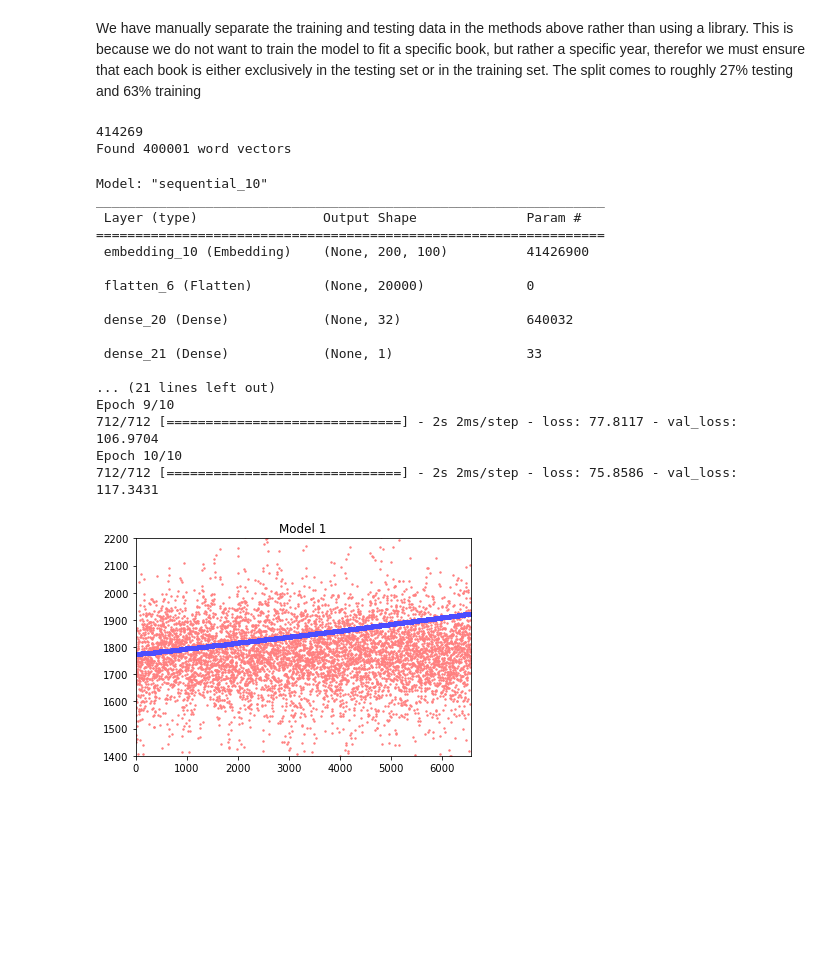
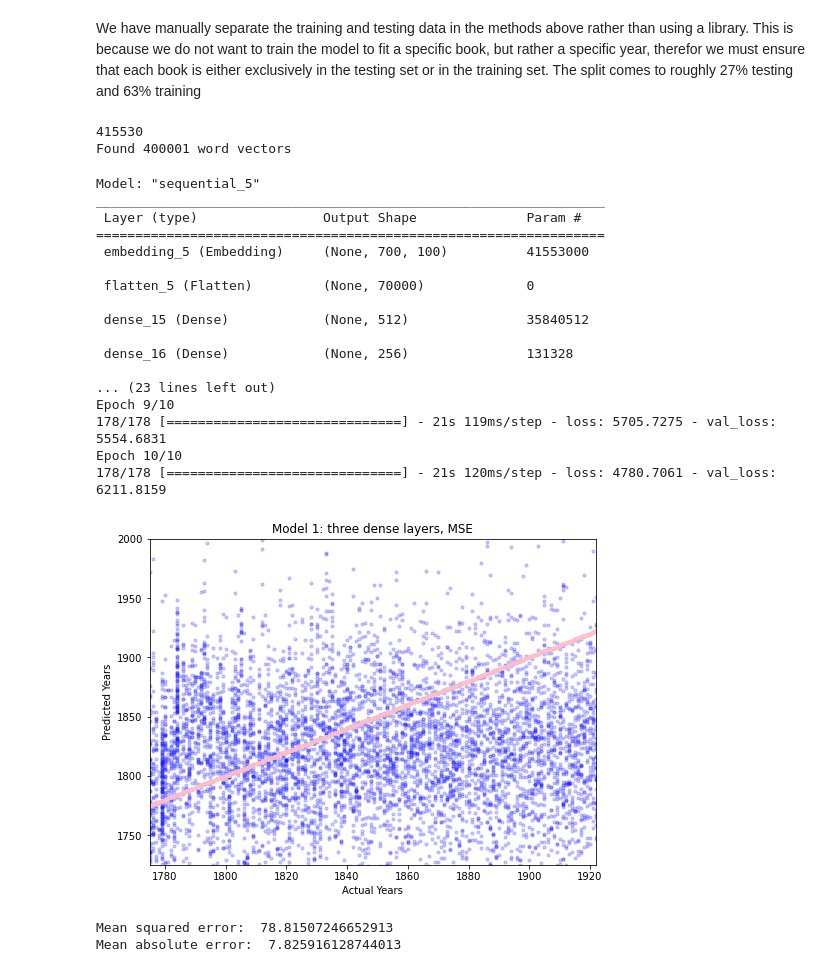
Before and after one commit to ronitronitronit/final, a Jupyter notebook: booksproject.ipynb, the cells around one changed output. Drawn from its saved outputs; the diff is of its cells as text; code cells hidden in the pictures; blank space fills up the shorter version.

```diff
--- a/booksproject.ipynb
+++ b/booksproject.ipynb
@@ -488,7 +488,7 @@ from keras.preprocessing.text import Tokenizer
 from keras.preprocessing.sequence import pad_sequences
 from sklearn import preprocessing
 
-MAX_WORDS = 50000
+MAX_WORDS = 10000
 
 x_test = dfTest['passage']
 y_test = dfTest['year']
@@ -504,7 +504,7 @@ x_test = tokenizer.texts_to_sequences(x_test)
 # %%
 import numpy as np
 
-MAX_LENGTH = 200
+MAX_LENGTH = 700
 
 vocab_size = len(tokenizer.word_index)
 print(vocab_size)
@@ -523,7 +523,7 @@ for line in glove_file:
 glove_file.close()
 print(f'Found {len(embeddings_dictionary)} word vectors')
 # %% [output]
-414269
+415530
 Found 400001 word vectors
 # %%
 EMBEDDING_DIMENSION = 100
@@ -536,7 +536,6 @@ for word, index in tokenizer.word_index.items():
 """
 Try as regression
 """
-
 from keras.models import Sequential
 from keras.layers import Embedding, Flatten, Dense
 from tensorflow.keras.optimizers import Adam
@@ -544,63 +543,71 @@ from tensorflow.keras.optimizers import Adam
 model = Sequential()
 model.add(Embedding(vocab_size, EMBEDDING_DIMENSION, input_length=MAX_LENGTH))
 model.add(Flatten())
-model.add(Dense(32, activation='relu'))
+model.add(Dense(512, activation='relu'))
+model.add(Dense(256, activation='relu'))
 model.add(Dense(1))
 model.layers[0].set_weights([embedding_matrix])
 model.layers[0].trainable = False
 model.summary()
 
-model.compile(optimizer=Adam(learning_rate=0.1), loss='mean_absolute_error')
+model.compile(optimizer=Adam(learning_rate=0.1), loss='mean_squared_error')
 
 history = model.fit(x_train, y_train,
 epochs=10,
-batch_size=32,
+batch_size=128,
 validation_data=(x_test, y_test))
-# model.save_weights('pre_trained_glove_model.h5')
 # %% [output]
-Model: "sequential_10"
+Model: "sequential_5"
 _________________________________________________________________
  Layer (type)                Output Shape              Param #
 =================================================================
- embedding_10 (Embedding)    (None, 200, 100)          41426900
+ embedding_5 (Embedding)     (None, 700, 100)          41553000
 
- flatten_6 (Flatten)         (None, 20000)             0
+ flatten_5 (Flatten)         (None, 70000)             0
 
- dense_20 (Dense)            (None, 32)                640032
+ dense_15 (Dense)            (None, 512)               35840512
 
- dense_21 (Dense)            (None, 1)                 33
+ dense_16 (Dense)            (None, 256)               131328
 
-... (21 lines left out)
+... (23 lines left out)
 Epoch 9/10
-712/712 [==============================] - 2s 2ms/step - loss: 77.8117 - val_loss: 106.9704
+178/178 [==============================] - 21s 119ms/step - loss: 5705.7275 - val_loss: 5554.6831
 Epoch 10/10
-712/712 [==============================] - 2s 2ms/step - loss: 75.8586 - val_loss: 117.3431
+178/178 [==============================] - 21s 120ms/step - loss: 4780.7061 - val_loss: 6211.8159
 # %%
 import matplotlib.pyplot as plt
 import numpy as np
 
-def plotGraph(test_y,pred_y,title):
-    plt.scatter(range(len(pred_y)), pred_y, color=[1., 0.5, 0.5], s=2)
-    plt.scatter(range(len(test_y)), test_y, color=[0.3, 0.3, 1], s=10)
-    plt.axis([0, len(test_y), 1400, 2200])
-    plt.title(title)
-    plt.show()
-    return
+def get_predictions(current_model, test_x):
+    test_array = np.array(test_x)
+    return current_model.predict(test_array)
 
 def create_scatterplot(test_x, test_y, current_model, title, category=False):
-    test_array = np.array(x_test)
-    predictions = current_model.predict(test_array)
-    preds = [item for sublist in predictions for item in sublist]
+    predictions =  get_predictions(current_model, test_x)
+    plt.rcParams["figure.figsize"] = [8,6]
+    plt.axis([1775, 1922, 1725, 2000])
+    plt.scatter(x = test_y, y = predictions, color='blue', alpha=0.2, s=10)
+    plt.scatter(x = test_y, y=test_y, color='pink', alpha=0.2, s=10)
+    plt.title(title)
+    plt.xlabel("Actual Years")
+    plt.ylabel("Predicted Years")
+    plt.show()
 
-    actual_and_pred = zip(list(y_test), preds)
-    actual_and_pred = sorted(list(actual_and_pred),key = lambda x: x[0])
-    actual, pred = [e[0] for e in actual_and_pred], [e[1] for e in actual_and_pred]
-
-    plotGraph(actual, pred, title)
-
-create_scatterplot(x_test, y_test, model, "Model 1")
+create_scatterplot(x_test, y_test, model, "Model 1: three dense layers, MSE")
 # %% [output]
-[figure, old version]
+[figure, new version]
+# %%
+from sklearn import metrics
+
+def get_MSE_and_MAE (current_model, test_x):
+    predictions =  get_predictions(current_model, test_x)
+    print('Mean squared error: ', np.sqrt(metrics.mean_squared_error(y_test, predictions)))
+    print('Mean absolute error: ', np.sqrt(metrics.mean_absolute_error(y_test, predictions)))
+
+get_MSE_and_MAE(model, x_test)
+# %% [output]
+Mean squared error:  78.81507246652913
+Mean absolute error:  7.825916128744013
 # %%
 import matplotlib.pyplot as plt
 
```
Also changed, not shown: parts of 36 cells of this notebook.
